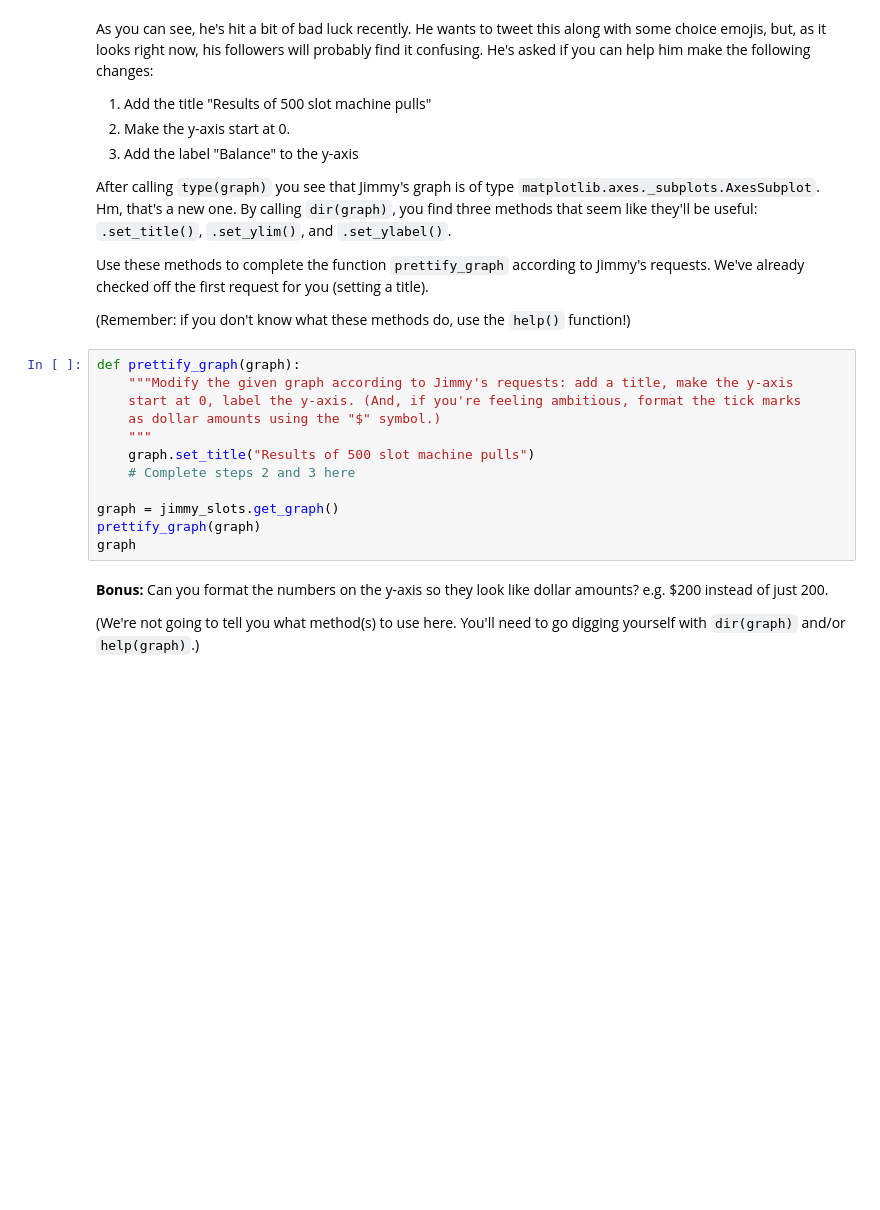
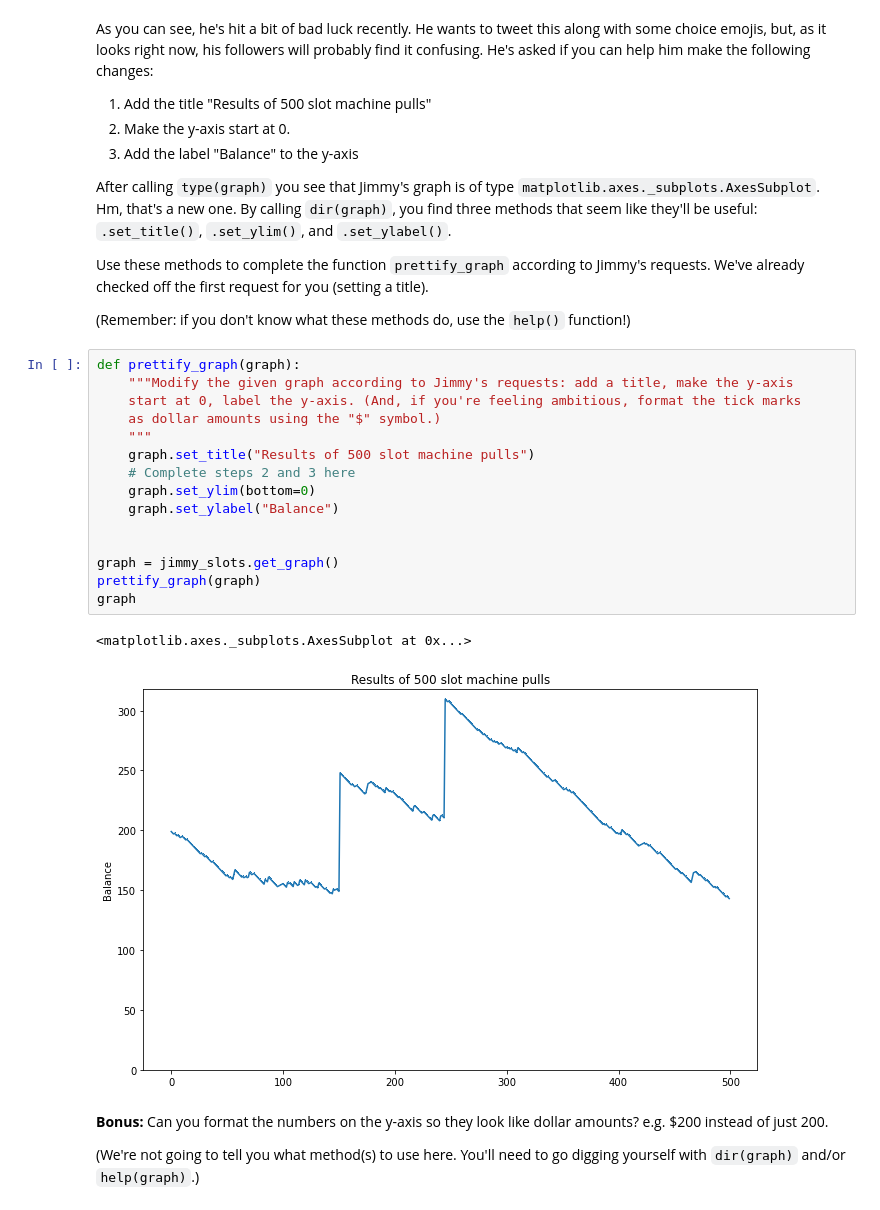
Before and after one commit to AntonyPClement/Technocolabs_DataScience_Internship, a Jupyter notebook: Assessments/Python_tutorial/Exercise_ Working with External Libraries.ipynb, the cells around one changed output. Cells and saved outputs as stored; diff of their text form; blank space fills up the shorter version.

```diff
--- a/Assessments/Python_tutorial/Exercise_ Working with External Libraries.ipynb
+++ b/Assessments/Python_tutorial/Exercise_ Working with External Libraries.ipynb
@@ -41,15 +46,21 @@ Use these methods to complete the function `prettify_graph` according to Jimmy's
 # %%
 def prettify_graph(graph):
     """Modify the given graph according to Jimmy's requests: add a title, make the y-axis
     start at 0, label the y-axis. (And, if you're feeling ambitious, format the tick marks
     as dollar amounts using the "$" symbol.)
     """
     graph.set_title("Results of 500 slot machine pulls")
     # Complete steps 2 and 3 here
+    graph.set_ylim(bottom=0)
+    graph.set_ylabel("Balance")
+
 
 graph = jimmy_slots.get_graph()
 prettify_graph(graph)
 graph
+# %% [output]
+<matplotlib.axes._subplots.AxesSubplot at 0x...>
+[figure, added]
 # %% [markdown]
 **Bonus:** Can you format the numbers on the y-axis so they look like dollar amounts? e.g. $200 instead of just 200.
 
```
Also changed, not shown: parts of 7 cells of this notebook, 3 other files.
